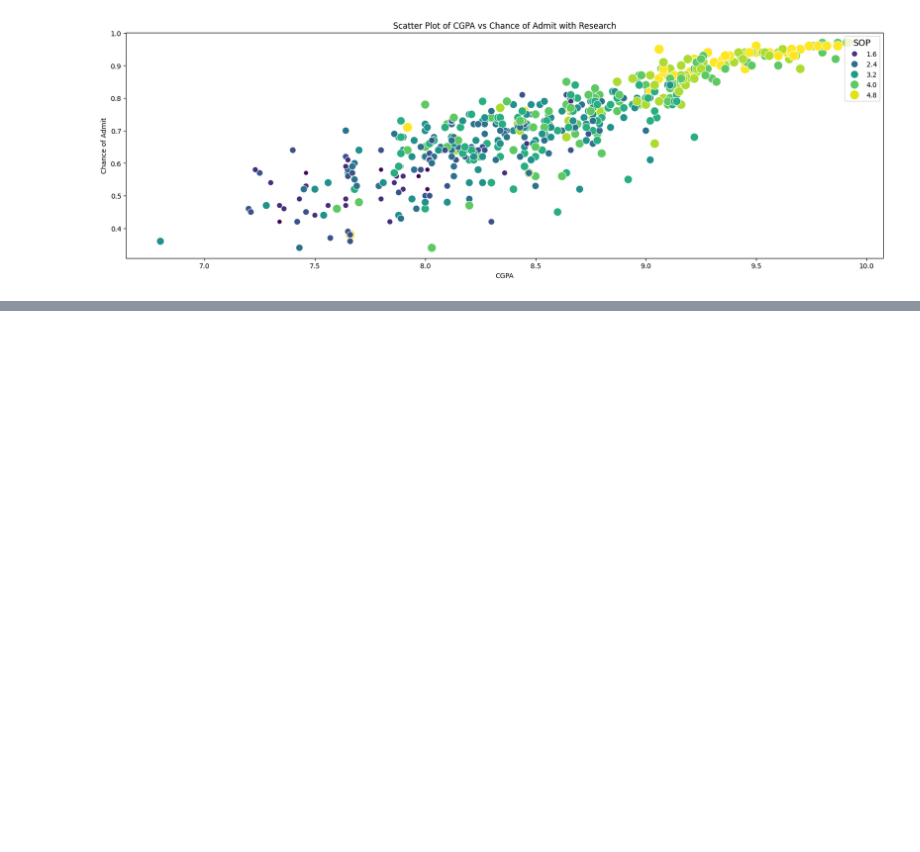
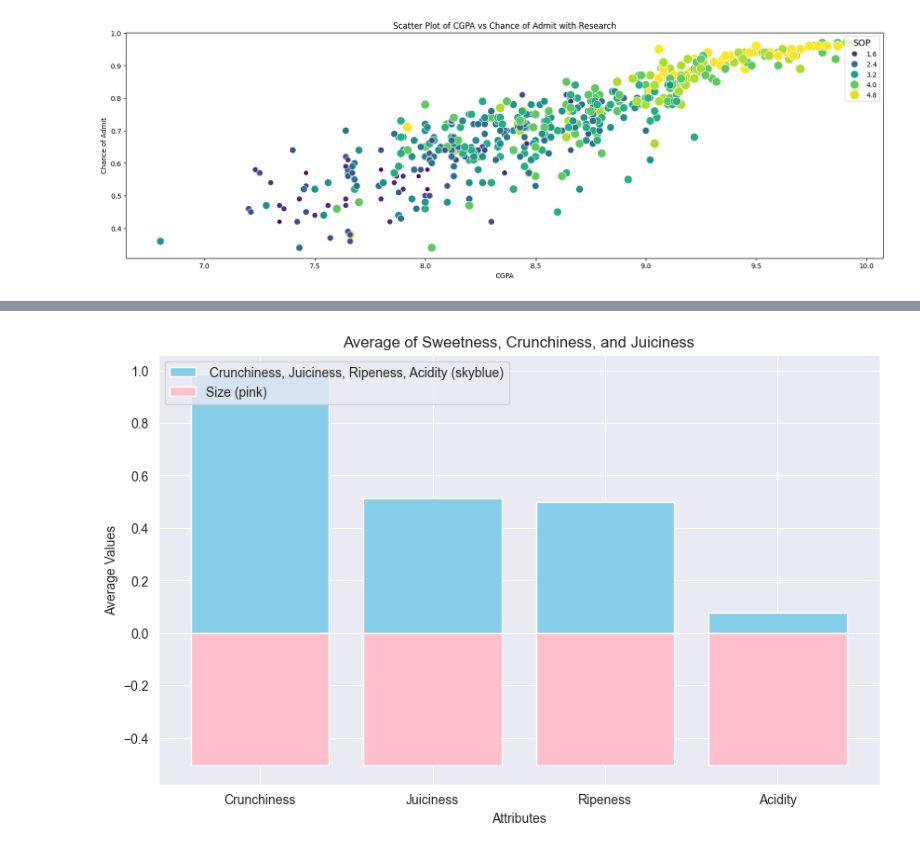
Before and after one commit to Mahdiyeh-Asgharpour/Data-Mining, a Jupyter notebook: HW1.ipynb, the cells around one changed output, grey strips where cells are left out. Saved outputs shown, nothing was run; the diff lists cells and outputs as text; code cells hidden in the pictures; blank space fills up the shorter version.

```diff
--- a/HW1.ipynb
+++ b/HW1.ipynb
@@ -103,0 +117,13 @@ plt.show()
+# %%
+import matplotlib.pyplot as plt
+avg_values = df_apple[[ 'Crunchiness', 'Juiciness','Ripeness','Acidity']].mean()
+plt.figure(figsize=(10, 6))
+bar1=plt.bar(avg_values.index, avg_values.values, color='skyblue')
+bar2=plt.bar(avg_values.index, df_apple['Size'].mean(), color='pink')
+plt.xlabel('Attributes')
+plt.ylabel('Average Values')
+plt.title('Average of Sweetness, Crunchiness, and Juiciness')
+plt.legend(handles=[bar1, bar2], labels=[' Crunchiness, Juiciness, Ripeness, Acidity (skyblue)', 'Size (pink)'], loc='upper left')
+plt.show()
+# %% [output]
+[figure, added]
```
Also changed, not shown: parts of 12 cells of this notebook.
